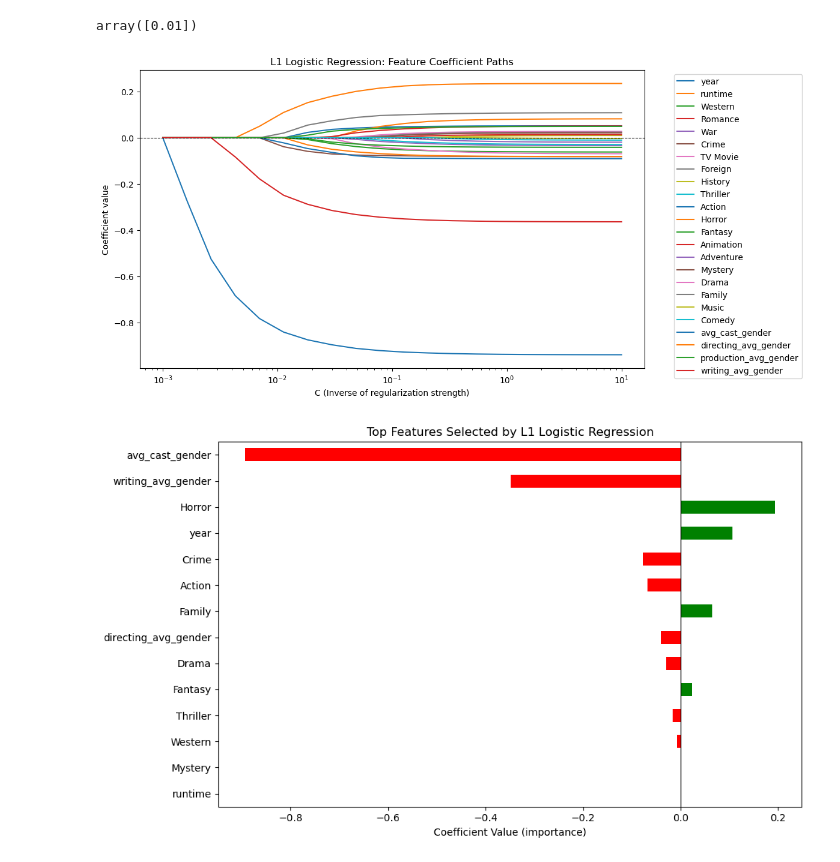
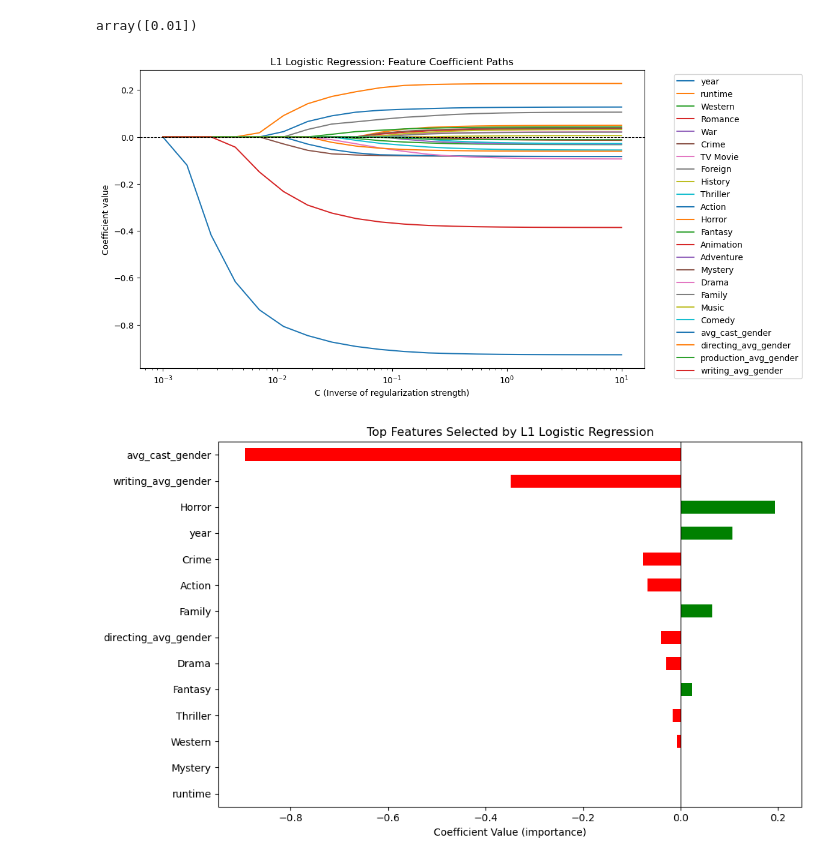
Before and after one commit to ABecker03/COGS209_Project, a Jupyter notebook: regression.ipynb, the cells around one changed output. Cells and saved outputs as stored; diff of their text form; code cells hidden in the pictures.

Commit message:
update cv graph

```diff
--- a/regression.ipynb
+++ b/regression.ipynb
@@ -116,35 +116,35 @@ array([0.01])
 # %%
 feature_names = X.columns
 
 # Define a range of C values (log scale: stronger to weaker regularization)
 C_values = np.logspace(-3, 1, 20)  # from 0.001 to 10
 
 # Store coefficients
 coefs = []
 
 for C in C_values:
     model = LogisticRegression(penalty='l1', solver='liblinear', C=C, max_iter=1000)
-    model.fit(X_scaled, y)
+    model.fit(X_train, y_train)
     coefs.append(model.coef_[0])
 
 # Convert to DataFrame for plotting
 coefs_df = pd.DataFrame(coefs, columns=feature_names, index=C_values)
 
 # Plotting
 plt.figure(figsize=(12, 6))
 for feature in feature_names:
     plt.plot(C_values, coefs_df[feature], label=feature)
 
 plt.xscale('log')
 plt.xlabel('C (Inverse of regularization strength)')
 plt.ylabel('Coefficient value')
 plt.title('L1 Logistic Regression: Feature Coefficient Paths')
 plt.axhline(0, color='black', linewidth=0.8, linestyle='--')
 plt.legend(bbox_to_anchor=(1.05, 1), loc='upper left', ncol=1)
 plt.tight_layout()
 plt.show()
 # %% [output]
-[figure, old version]
+[figure, new version]
 # %%
 important_coefs = model_cv.coef_[0]
 coef_series = pd.Series(important_coefs, index=X.columns)
```
